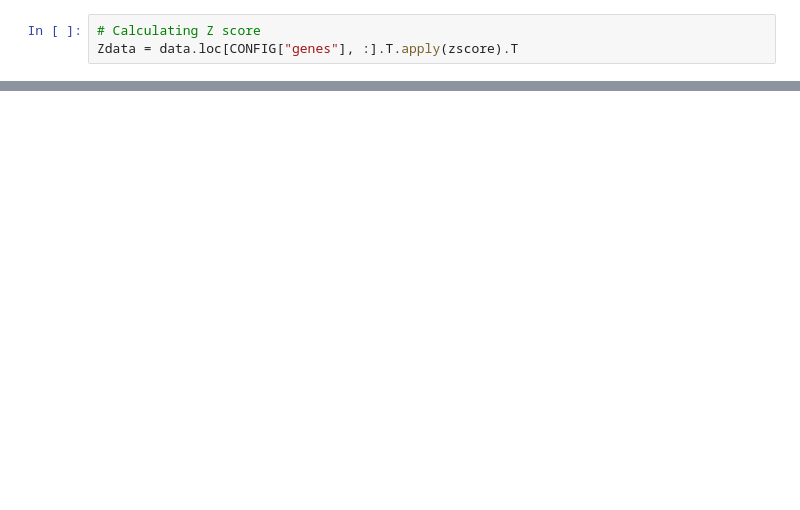
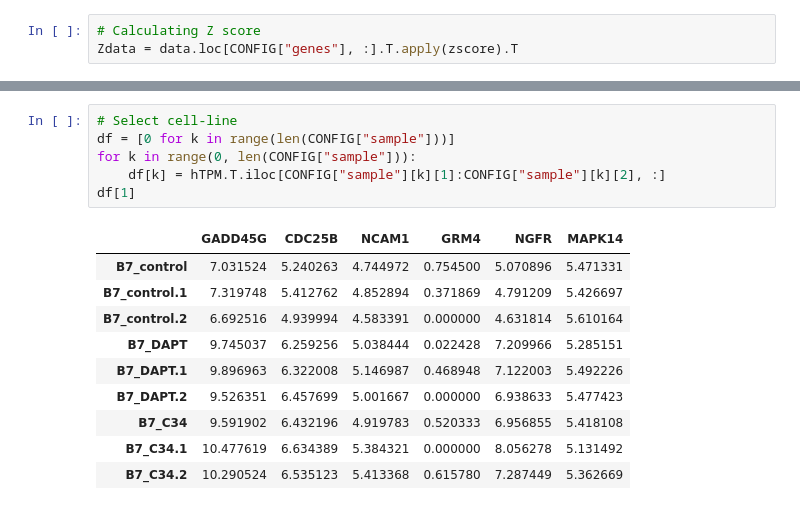
Before and after one commit to yo-aka-gene/neurite, a Jupyter notebook: Heat_Map.ipynb, the cells around one changed output, grey strips where cells are left out. Saved outputs shown, nothing was run; the diff lists cells and outputs as text; blank space fills up the shorter version.

```diff
--- a/Heat_Map.ipynb
+++ b/Heat_Map.ipynb
@@ -43,0 +56,17 @@ plt.savefig("./HeatMap_Zscore.png", facecolor="white", dpi=300, bbox_inches="tig
+# %%
+# Select cell-line
+df = [0 for k in range(len(CONFIG["sample"]))]
+for k in range(0, len(CONFIG["sample"])):
+    df[k] = hTPM.T.iloc[CONFIG["sample"][k][1]:CONFIG["sample"][k][2], :]
+df[1]
+# %% [output]
+|  | GADD45G | CDC25B | NCAM1 | GRM4 | NGFR | MAPK14 |
+| B7_control | 7.031524 | 5.240263 | 4.744972 | 0.754500 | 5.070896 | 5.471331 |
+| B7_control.1 | 7.319748 | 5.412762 | 4.852894 | 0.371869 | 4.791209 | 5.426697 |
+| B7_control.2 | 6.692516 | 4.939994 | 4.583391 | 0.000000 | 4.631814 | 5.610164 |
+| B7_DAPT | 9.745037 | 6.259256 | 5.038444 | 0.022428 | 7.209966 | 5.285151 |
+| B7_DAPT.1 | 9.896963 | 6.322008 | 5.146987 | 0.468948 | 7.122003 | 5.492226 |
+| B7_DAPT.2 | 9.526351 | 6.457699 | 5.001667 | 0.000000 | 6.938633 | 5.477423 |
+| B7_C34 | 9.591902 | 6.432196 | 4.919783 | 0.520333 | 6.956855 | 5.418108 |
+| B7_C34.1 | 10.477619 | 6.634389 | 5.384321 | 0.000000 | 8.056278 | 5.131492 |
+| B7_C34.2 | 10.290524 | 6.535123 | 5.413368 | 0.615780 | 7.287449 | 5.362669 |
```
Also changed, not shown: parts of 10 cells of this notebook, 30 other files.
